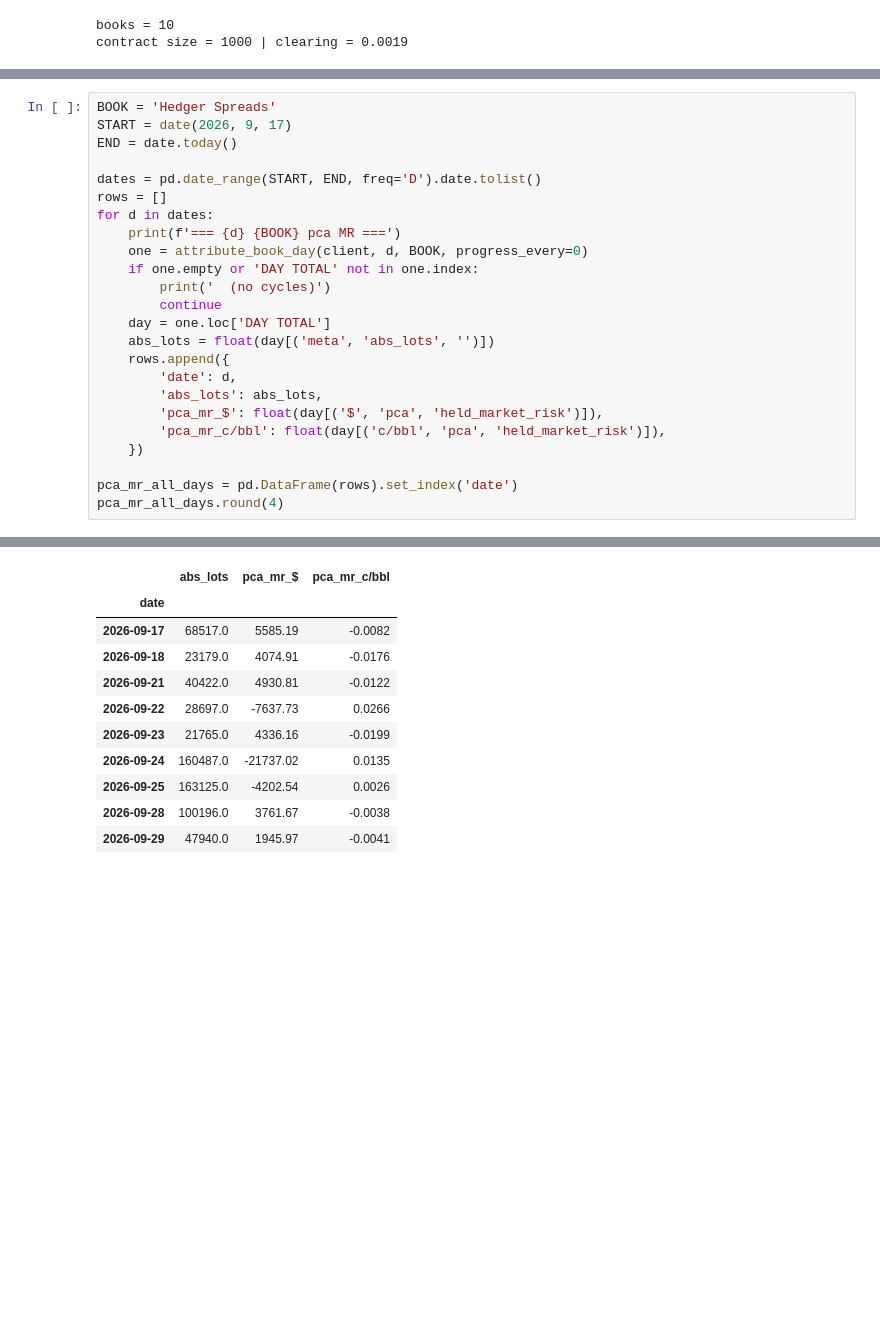
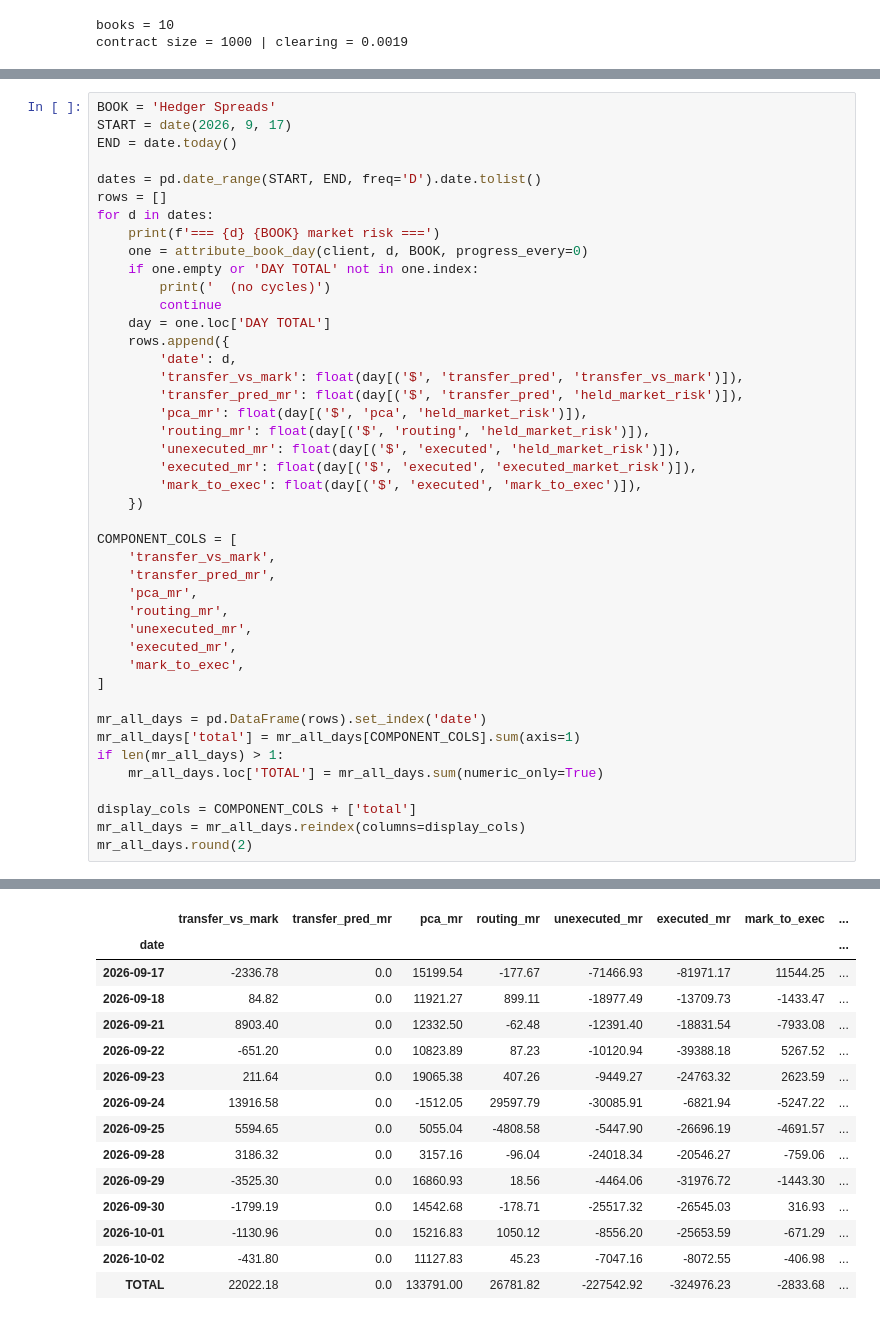
Before and after one commit to jainapek/pnl_attribution, a Jupyter notebook: src/v2/first_attempt.ipynb, the cells around one changed output, grey strips where cells are left out. Cells and saved outputs as stored; diff of their text form; blank space fills up the shorter version.

```diff
--- a/src/v2/first_attempt.ipynb
+++ b/src/v2/first_attempt.ipynb
@@ -94,20 +117,39 @@ END = date.today()
 dates = pd.date_range(START, END, freq='D').date.tolist()
 rows = []
 for d in dates:
-    print(f'=== {d} {BOOK} pca MR ===')
+    print(f'=== {d} {BOOK} market risk ===')
     one = attribute_book_day(client, d, BOOK, progress_every=0)
     if one.empty or 'DAY TOTAL' not in one.index:
         print('  (no cycles)')
         continue
     day = one.loc['DAY TOTAL']
-    abs_lots = float(day[('meta', 'abs_lots', '')])
     rows.append({
         'date': d,
-        'abs_lots': abs_lots,
-        'pca_mr_$': float(day[('$', 'pca', 'held_market_risk')]),
-        'pca_mr_c/bbl': float(day[('c/bbl', 'pca', 'held_market_risk')]),
+        'transfer_vs_mark': float(day[('$', 'transfer_pred', 'transfer_vs_mark')]),
+        'transfer_pred_mr': float(day[('$', 'transfer_pred', 'held_market_risk')]),
+        'pca_mr': float(day[('$', 'pca', 'held_market_risk')]),
+        'routing_mr': float(day[('$', 'routing', 'held_market_risk')]),
+        'unexecuted_mr': float(day[('$', 'executed', 'held_market_risk')]),
+        'executed_mr': float(day[('$', 'executed', 'executed_market_risk')]),
+        'mark_to_exec': float(day[('$', 'executed', 'mark_to_exec')]),
     })
 
-pca_mr_all_days = pd.DataFrame(rows).set_index('date')
-pca_mr_all_days.round(4)
+COMPONENT_COLS = [
+    'transfer_vs_mark',
+    'transfer_pred_mr',
+    'pca_mr',
+    'routing_mr',
+    'unexecuted_mr',
+    'executed_mr',
+    'mark_to_exec',
+]
+
+mr_all_days = pd.DataFrame(rows).set_index('date')
+mr_all_days['total'] = mr_all_days[COMPONENT_COLS].sum(axis=1)
+if len(mr_all_days) > 1:
+    mr_all_days.loc['TOTAL'] = mr_all_days.sum(numeric_only=True)
+
+display_cols = COMPONENT_COLS + ['total']
+mr_all_days = mr_all_days.reindex(columns=display_cols)
+mr_all_days.round(2)
 # %% [output]
@@ -131,11 +173,15 @@ pca_mr_all_days.round(4)
-|  | abs_lots | pca_mr_$ | pca_mr_c/bbl |
-| date |  |  |  |
-| 2026-09-17 | 68517.0 | 5585.19 | -0.0082 |
-| 2026-09-18 | 23179.0 | 4074.91 | -0.0176 |
-| 2026-09-21 | 40422.0 | 4930.81 | -0.0122 |
-| 2026-09-22 | 28697.0 | -7637.73 | 0.0266 |
-| 2026-09-23 | 21765.0 | 4336.16 | -0.0199 |
-| 2026-09-24 | 160487.0 | -21737.02 | 0.0135 |
-| 2026-09-25 | 163125.0 | -4202.54 | 0.0026 |
-| 2026-09-28 | 100196.0 | 3761.67 | -0.0038 |
-| 2026-09-29 | 47940.0 | 1945.97 | -0.0041 |
+|  | transfer_vs_mark | transfer_pred_mr | pca_mr | routing_mr | unexecuted_mr | executed_mr | mark_to_exec | ... |
+| date |  |  |  |  |  |  |  | ... |
+| 2026-09-17 | -2336.78 | 0.0 | 15199.54 | -177.67 | -71466.93 | -81971.17 | 11544.25 | ... |
+| 2026-09-18 | 84.82 | 0.0 | 11921.27 | 899.11 | -18977.49 | -13709.73 | -1433.47 | ... |
+| 2026-09-21 | 8903.40 | 0.0 | 12332.50 | -62.48 | -12391.40 | -18831.54 | -7933.08 | ... |
+| 2026-09-22 | -651.20 | 0.0 | 10823.89 | 87.23 | -10120.94 | -39388.18 | 5267.52 | ... |
+| 2026-09-23 | 211.64 | 0.0 | 19065.38 | 407.26 | -9449.27 | -24763.32 | 2623.59 | ... |
+| 2026-09-24 | 13916.58 | 0.0 | -1512.05 | 29597.79 | -30085.91 | -6821.94 | -5247.22 | ... |
+| 2026-09-25 | 5594.65 | 0.0 | 5055.04 | -4808.58 | -5447.90 | -26696.19 | -4691.57 | ... |
+| 2026-09-28 | 3186.32 | 0.0 | 3157.16 | -96.04 | -24018.34 | -20546.27 | -759.06 | ... |
+| 2026-09-29 | -3525.30 | 0.0 | 16860.93 | 18.56 | -4464.06 | -31976.72 | -1443.30 | ... |
+| 2026-09-30 | -1799.19 | 0.0 | 14542.68 | -178.71 | -25517.32 | -26545.03 | 316.93 | ... |
+| 2026-10-01 | -1130.96 | 0.0 | 15216.83 | 1050.12 | -8556.20 | -25653.59 | -671.29 | ... |
+| 2026-10-02 | -431.80 | 0.0 | 11127.83 | 45.23 | -7047.16 | -8072.55 | -406.98 | ... |
+| TOTAL | 22022.18 | 0.0 | 133791.00 | 26781.82 | -227542.92 | -324976.23 | -2833.68 | ... |
```
Also changed, not shown: parts of 13 cells of this notebook, 12 other files.
